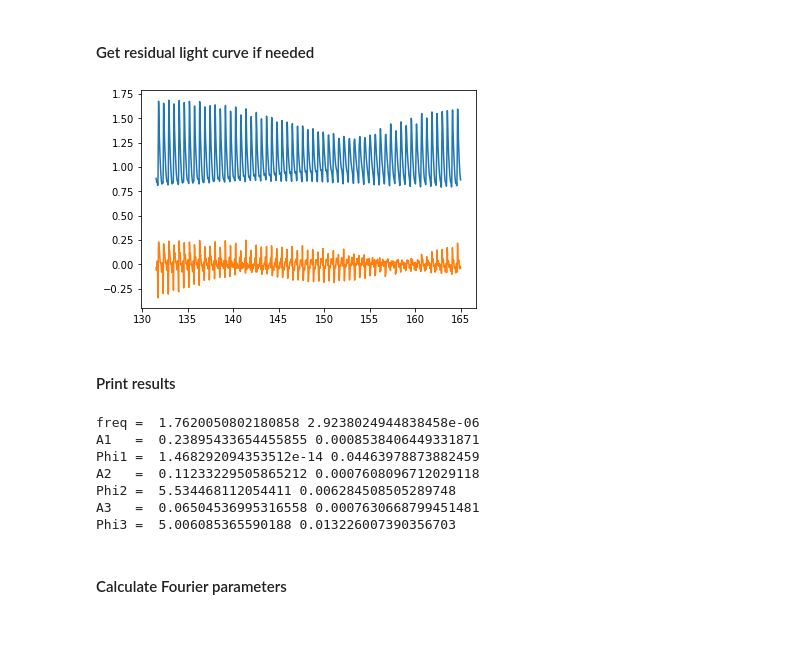
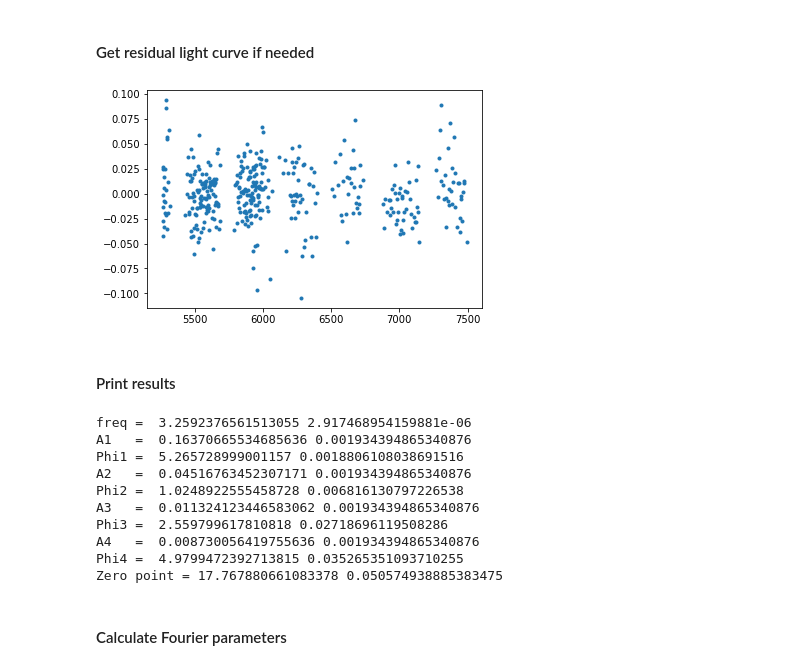
Before and after one commit to konkolyseismolab/seismolab, a Jupyter notebook: get_fourier_parameters/get_fourier_params.ipynb, the cells around one changed output. Drawn from its saved outputs; the diff is of its cells as text; code cells hidden in the pictures; blank space fills up the shorter version.

```diff
--- a/get_fourier_parameters/get_fourier_params.ipynb
+++ b/get_fourier_parameters/get_fourier_params.ipynb
@@ -488,13 +667,21 @@ fitter = FourierFitter()
 # %%
-# Do the Fourier calculation and fitting w/out bootstrap error estimation
+# Initialize fitter by passing your light curve
+fitter = FourierFitter(t,y)
 
-nfreq = 3  # Set to e.g. 9999 to fit all harmonics
-pfit,err = fitter.fit_freqs( t,y,
-                             nfreq = nfreq,
+# The same can be done with measurement errors
+#fitter = FourierFitter(t,y,yerr)
+
+# Do the Fourier calculation
+nfreq = 10  # Set to e.g. 9999 to fit all harmonics
+
+pfit,perr = fitter.fit_freqs( nfreq = nfreq,
                              plotting = False,
                              minimum_frequency=None,
-                             maximum_frequency=None,
+                             maximum_frequency=20,        # Overwrites nyquist_factor!
                              nyquist_factor=1,
-                             samples_per_peak=10,
-                             bootstrap=False,ntry=100,sample_size=0.9, parallel=False,ncores=-1,
+                             samples_per_peak=100,        # Oversampling factor in Lomb-Scargle spectrum calculation
+                             error_estimation='analytic', # Method of the error estimation
+                             ntry=1000,                   # Number of samplings if method is NOT analytic
+                             sample_size=0.999,           # Subsample size if method is bootstrap
+                             parallel=True,ncores=-1,
                              kind='sin' )
@@ -506,13 +687,0 @@ Wall time: 76.9 ms
-# %%
-# Do the Fourier calculation and fitting w/ bootstrap error estimation
-
-nfreq = 3   # Set to e.g. 9999 to fit all harmonics
-pfit,err = fitter.fit_freqs( t,y,
-                             nfreq = nfreq,
-                             plotting = False,
-                             minimum_frequency=None,
-                             maximum_frequency=None,
-                             nyquist_factor=1,
-                             samples_per_peak=10,
-                             bootstrap=True,ntry=100,sample_size=0.9, parallel=False,ncores=-1,
-                             kind='sin' )
@@ -522,30 +688,37 @@ Wall time: 1.16 s
 # %% [markdown]
 #### Get residual light curve if needed
 # %%
-t, resy = fitter.get_residual()
+try:
+    t, resy, resyerr = fitter.get_residual()
+except ValueError:
+    t, resy = fitter.get_residual()
 
-plt.plot(t,y)
-plt.plot(t,resy)
+plt.plot(t,resy,'.')
 plt.show()
 # %% [output]
-[figure, old version]
+[figure, new version]
 # %% [markdown]
 #### Print results
 # %%
-print('freq = ', pfit[0], err[0])
+print('freq = ', pfit[0], perr[0])
 
 ncomponents = int((len(pfit)-1)/2)
 for i in range(1, ncomponents + 1 ):
-    print('A%d   = ' % i,   pfit[i],             err[i])
-    print('Phi%d = ' % i,   pfit[i+ncomponents], err[i+ncomponents])
+    print('A%d   = ' % i,   pfit[i],             perr[i])
+    print('Phi%d = ' % i,   pfit[i+ncomponents], perr[i+ncomponents])
+
+print('Zero point =', pfit[-1], perr[-1])
 # %% [output]
-freq =  1.7620050802180858 2.9238024944838458e-06
-A1   =  0.23895433654455855 0.0008538406449331871
-Phi1 =  1.468292094353512e-14 0.04463978873882459
-A2   =  0.11233229505865212 0.0007608096712029118
-Phi2 =  5.534468112054411 0.006284508505289748
-A3   =  0.06504536995316558 0.0007630668799451481
-Phi3 =  5.006085365590188 0.013226007390356703
+freq =  3.2592376561513055 2.917468954159881e-06
+A1   =  0.16370665534685636 0.001934394865340876
+Phi1 =  5.265728999001157 0.0018806108038691516
+A2   =  0.04516763452307171 0.001934394865340876
+Phi2 =  1.0248922555458728 0.006816130797226538
+A3   =  0.011324123446583062 0.001934394865340876
+Phi3 =  2.559799617810818 0.02718696119508286
+A4   =  0.008730056419755636 0.001934394865340876
+Phi4 =  4.9799472392713815 0.035265351093710255
+Zero point = 17.767880661083378 0.050574938885383475
 # %% [markdown]
 #### Calculate Fourier parameters
 # %%
```
Also changed, not shown: parts of 21 cells of this notebook.
